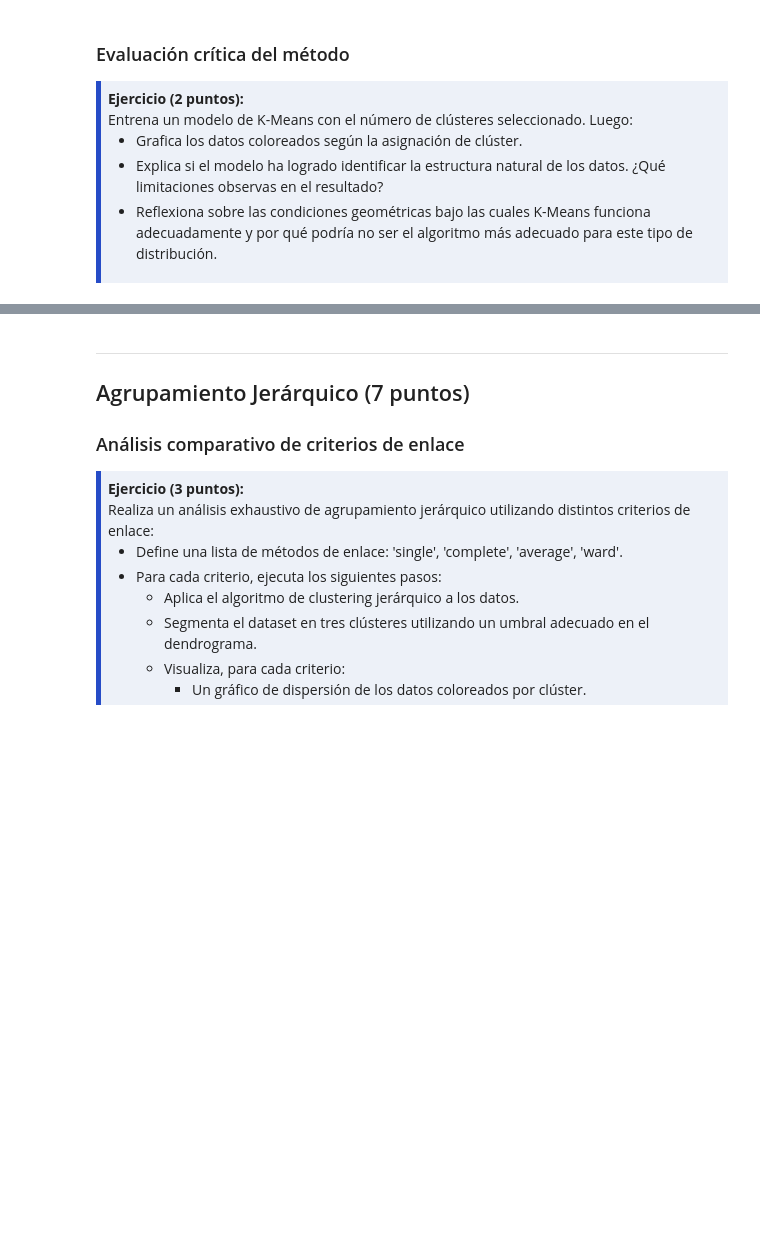
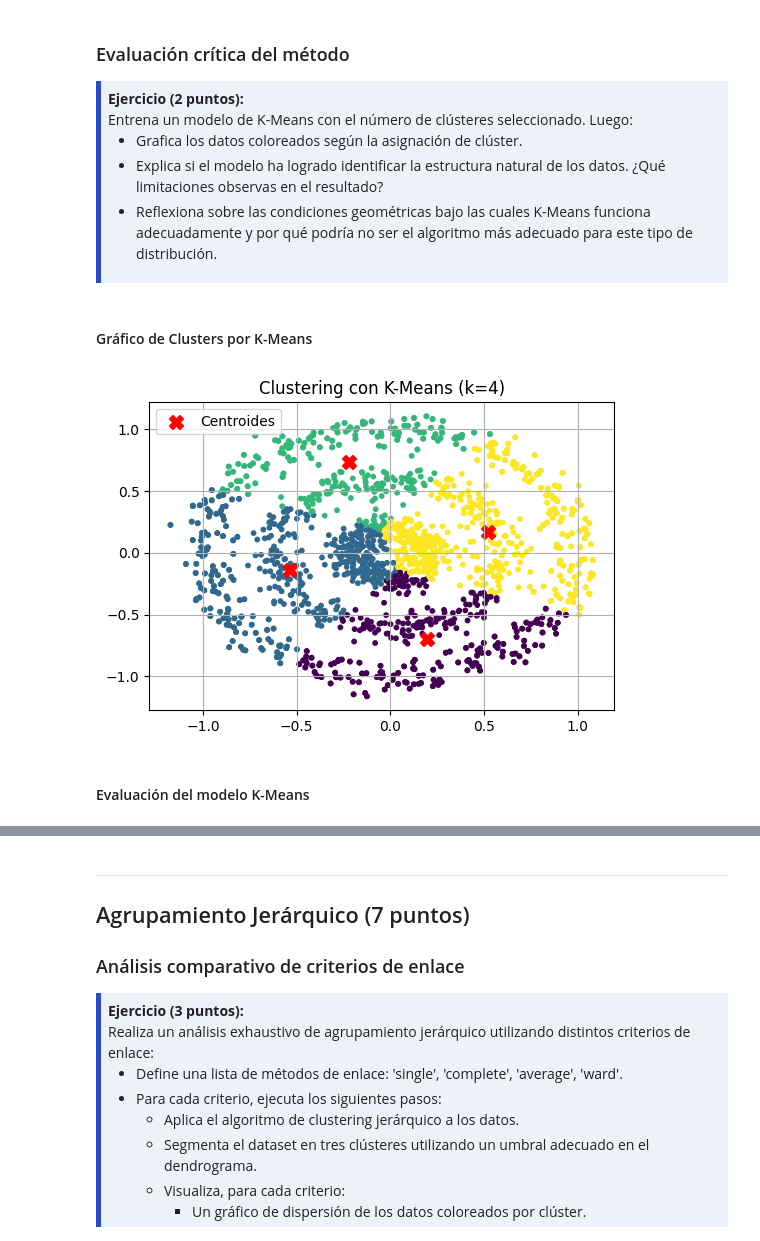
Before and after one commit to niconlvs/ModelosML, a Jupyter notebook: Examen01.ipynb, the cells around one changed output, grey strips where cells are left out. Cells and saved outputs as stored; diff of their text form; code cells hidden in the pictures; blank space fills up the shorter version.

```diff
--- a/Examen01.ipynb
+++ b/Examen01.ipynb
@@ -110,3 +132,23 @@ Entrena un modelo de K-Means con el número de clústeres seleccionado. Luego:
 <li>Reflexiona sobre las condiciones geométricas bajo las cuales K-Means funciona adecuadamente y por qué podría no ser el algoritmo más adecuado para este tipo de distribución.</li>
 </ul>
 </div>
+# %% [markdown]
+#### Gráfico de Clusters por K-Means
+# %%
+# Entrenamos K-Means con 4 clústeres
+kmeans = KMeans(n_clusters=4, random_state=42)
+y_kmeans = kmeans.fit_predict(X_circles)
+
+# Graficamos la asignación de clústeres
+plt.figure(figsize=(6,4))
+plt.scatter(X_circles[:, 0], X_circles[:, 1], c=y_kmeans, cmap='viridis', s=10)
+plt.scatter(kmeans.cluster_centers_[:, 0], kmeans.cluster_centers_[:, 1],
+            c='red', marker='X', s=100, label='Centroides')
+plt.title('Clustering con K-Means (k=4)')
+plt.legend()
+plt.grid(True)
+plt.show()
+# %% [output]
+[figure, added]
+# %% [markdown]
+#### Evaluación del modelo K-Means
```
Also changed, not shown: parts of 28 cells of this notebook.
